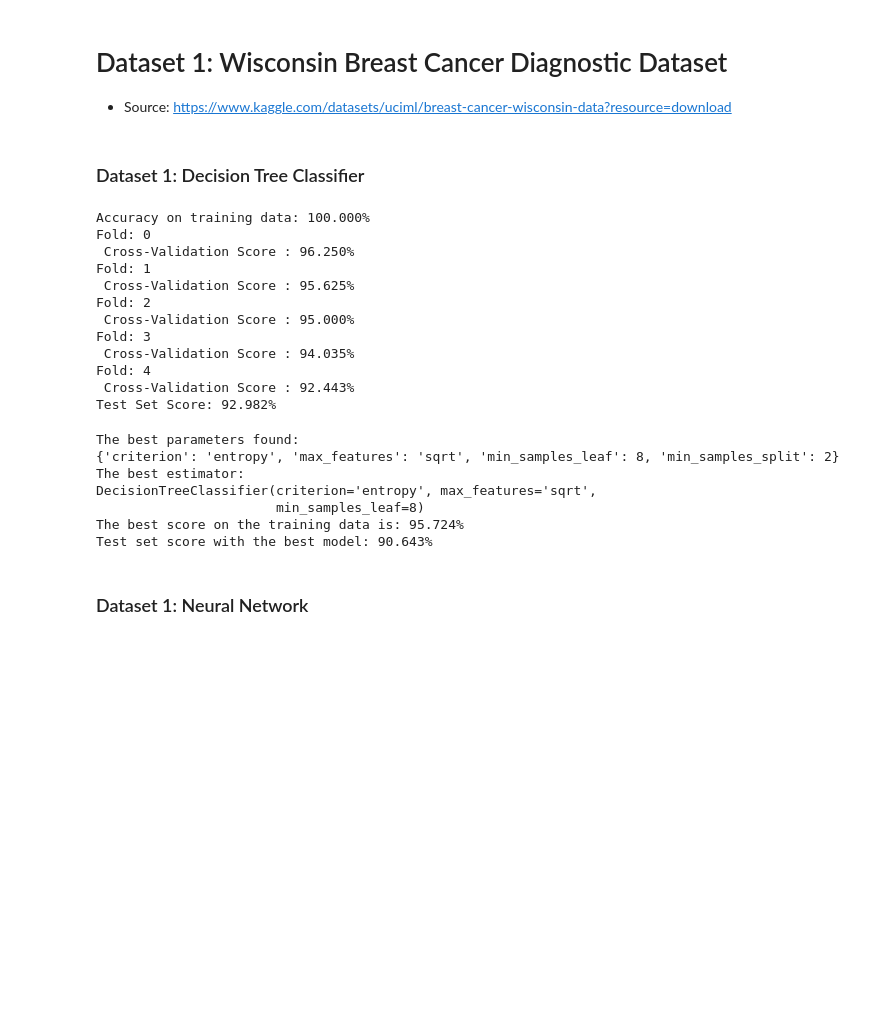
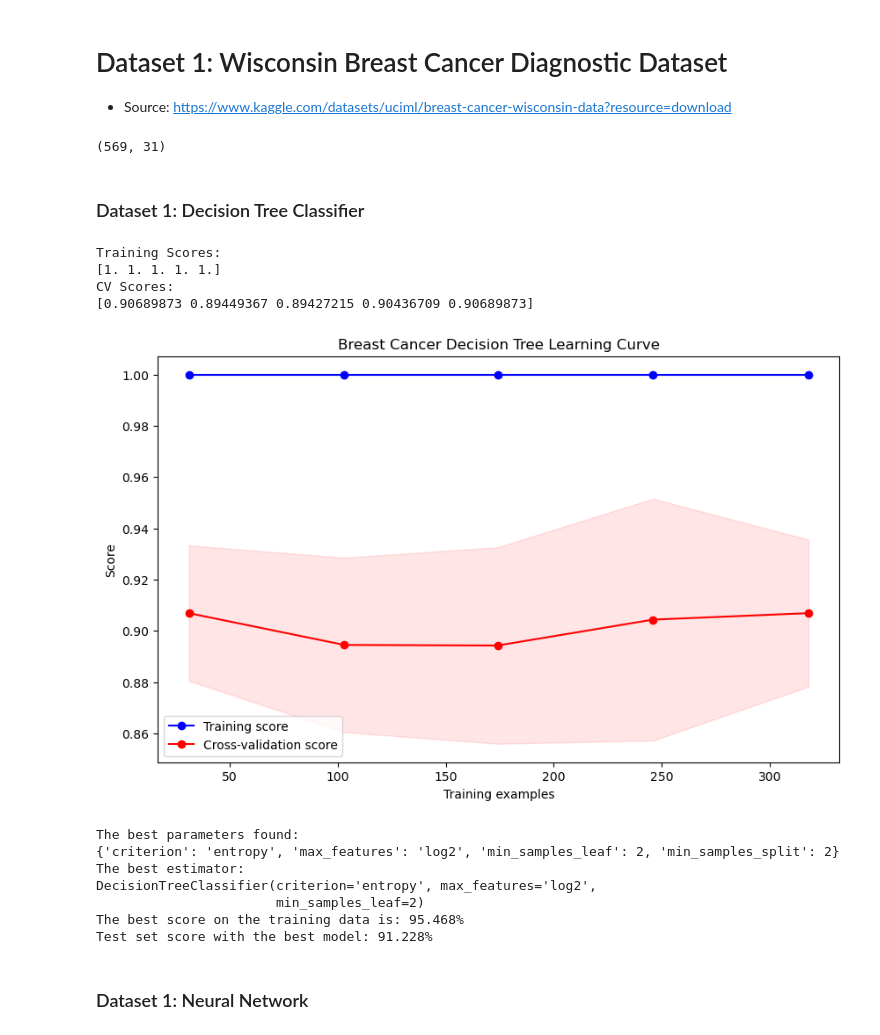
Before and after one commit to DanielNBach/supervised_learning, a Jupyter notebook: Supervised Learning.ipynb, the cells around one changed output. Cells and saved outputs as stored; diff of their text form; code cells hidden in the pictures; blank space fills up the shorter version.

```diff
--- a/Supervised Learning.ipynb
+++ b/Supervised Learning.ipynb
@@ -23,6 +24,7 @@ encoder = LabelEncoder()
     # model: the learning model
     # train_data: data used to train model
     # test_data: data used to test model
+'''
 def classification_model(model, train_x, train_y, test_x, test_y):
     model.fit(train_x, train_y)
     predictions = model.predict(train_x)
@@ -44,6 +46,31 @@ def classification_model(model, train_x, train_y, test_x, test_y):
 
     test_score = model.score(test_x, test_y)
     print("Test Set Score: %s" % "{0:.3%}".format(test_score))
+'''
+
+def classification_model(model, train_x, train_y, title, fname):
+    # Generate the learning curve data points
+    train_sizes, train_scores, test_scores = learning_curve(model, train_x, train_y, cv=5, scoring='accuracy')
+    train_scores_mean = np.mean(train_scores, axis=1)
+    train_scores_std = np.std(train_scores, axis=1)
+    test_scores_mean = np.mean(test_scores, axis=1)
+    test_scores_std = np.std(test_scores, axis=1)
+    plt.figure(figsize=(10, 6))
+    plt.fill_between(train_sizes, train_scores_mean - train_scores_std,
+                     train_scores_mean + train_scores_std, alpha=0.1, color="b")
+    plt.fill_between(train_sizes, test_scores_mean - test_scores_std,
+                     test_scores_mean + test_scores_std, alpha=0.1, color="r")
+    plt.plot(train_sizes, train_scores_mean, 'o-', color="b", label="Training score")
+    plt.plot(train_sizes, test_scores_mean, 'o-', color="r", label="Cross-validation score")
+    plt.xlabel("Training examples")
+    plt.ylabel("Score")
+    plt.legend(loc="best")
+    plt.title(title)
+    plt.savefig(fname=fname)
+    print('Training Scores:')
+    print(train_scores_mean)
+    print('CV Scores:')
+    print(test_scores_mean)
 
 def classification_model_gridsearchCV(model, param_grid, data_X, data_Y, test_x, test_y):
     clf = GridSearchCV(model, param_grid, cv=10, scoring='accuracy')
@@ -69,31 +96,23 @@ data.drop(columns=['id', 'Unnamed: 32'], inplace=True)
 # Split the data
 train, test = train_test_split(data, test_size=0.3)
 train_X = train.drop(columns='diagnosis')
-train_Y = encoder.fit_transform(train['diagnosis'])
+train_Y = pd.DataFrame(encoder.fit_transform(train['diagnosis']))
 test_X = test.drop(columns='diagnosis')
-test_Y = encoder.fit_transform(test['diagnosis'])
-X = data.drop(columns='diagnosis')
-Y = data['diagnosis']
-# Encode Benign -> 0, Malignant -> 1
-encoded_Y = encoder.fit_transform(Y).reshape(-1, 1)
+test_Y = pd.DataFrame(encoder.fit_transform(test['diagnosis']))
+data.shape
+# %% [output]
+(569, 31)
 # %% [markdown]
 ### Dataset 1: Decision Tree Classifier
 # %%
 model = DecisionTreeClassifier()
-classification_model(model, train_X, train_Y, test_X, test_Y)
+classification_model(model, train_X, train_Y, 'Breast Cancer Decision Tree Learning Curve', 'd1_dt.png')
 # %% [output]
-Accuracy on training data: 100.000%
-Fold: 0
- Cross-Validation Score : 96.250%
-Fold: 1
- Cross-Validation Score : 95.625%
-Fold: 2
- Cross-Validation Score : 95.000%
-Fold: 3
- Cross-Validation Score : 94.035%
-Fold: 4
- Cross-Validation Score : 92.443%
-Test Set Score: 92.982%
+Training Scores:
+[1. 1. 1. 1. 1.]
+CV Scores:
+[0.90689873 0.89449367 0.89427215 0.90436709 0.90689873]
+[figure, added]
 # %%
 param_grid = {'max_features': ['sqrt', 'log2'],
               'min_samples_split': [2,3,4,5,6,7,8,9,10],
@@ -102,12 +121,12 @@ param_grid = {'max_features': ['sqrt', 'log2'],
 classification_model_gridsearchCV(model, param_grid, train_X, train_Y, test_X, test_Y)
 # %% [output]
 The best parameters found:
-{'criterion': 'entropy', 'max_features': 'sqrt', 'min_samples_leaf': 8, 'min_samples_split': 2}
+{'criterion': 'entropy', 'max_features': 'log2', 'min_samples_leaf': 2, 'min_samples_split': 2}
 The best estimator:
-DecisionTreeClassifier(criterion='entropy', max_features='sqrt',
-                       min_samples_leaf=8)
-The best score on the training data is: 95.724%
-Test set score with the best model: 90.643%
+DecisionTreeClassifier(criterion='entropy', max_features='log2',
+                       min_samples_leaf=2)
+The best score on the training data is: 95.468%
+Test set score with the best model: 91.228%
 # %% [markdown]
 ### Dataset 1: Neural Network
 # %%
```
Also changed, not shown: parts of 21 cells of this notebook, 15 other files.
